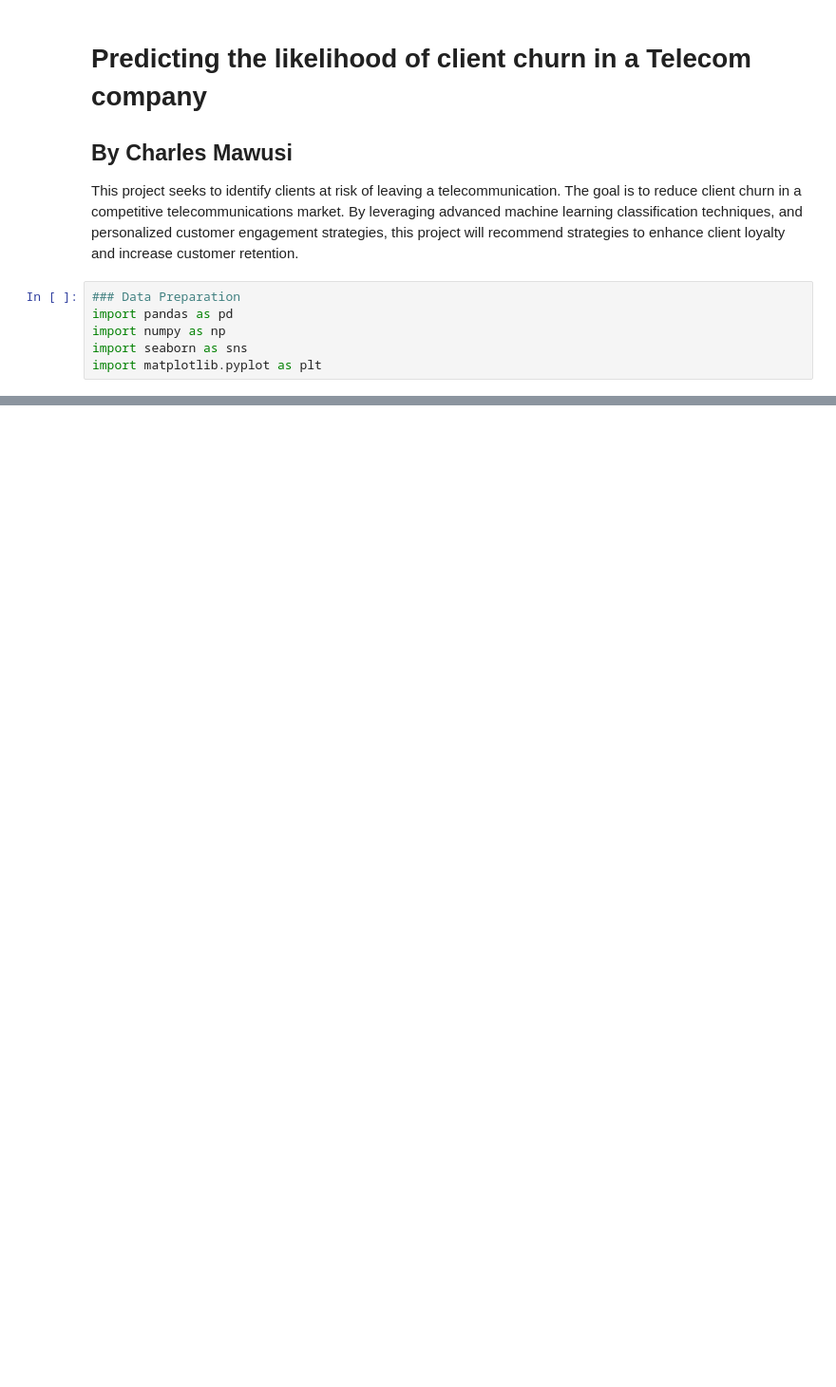
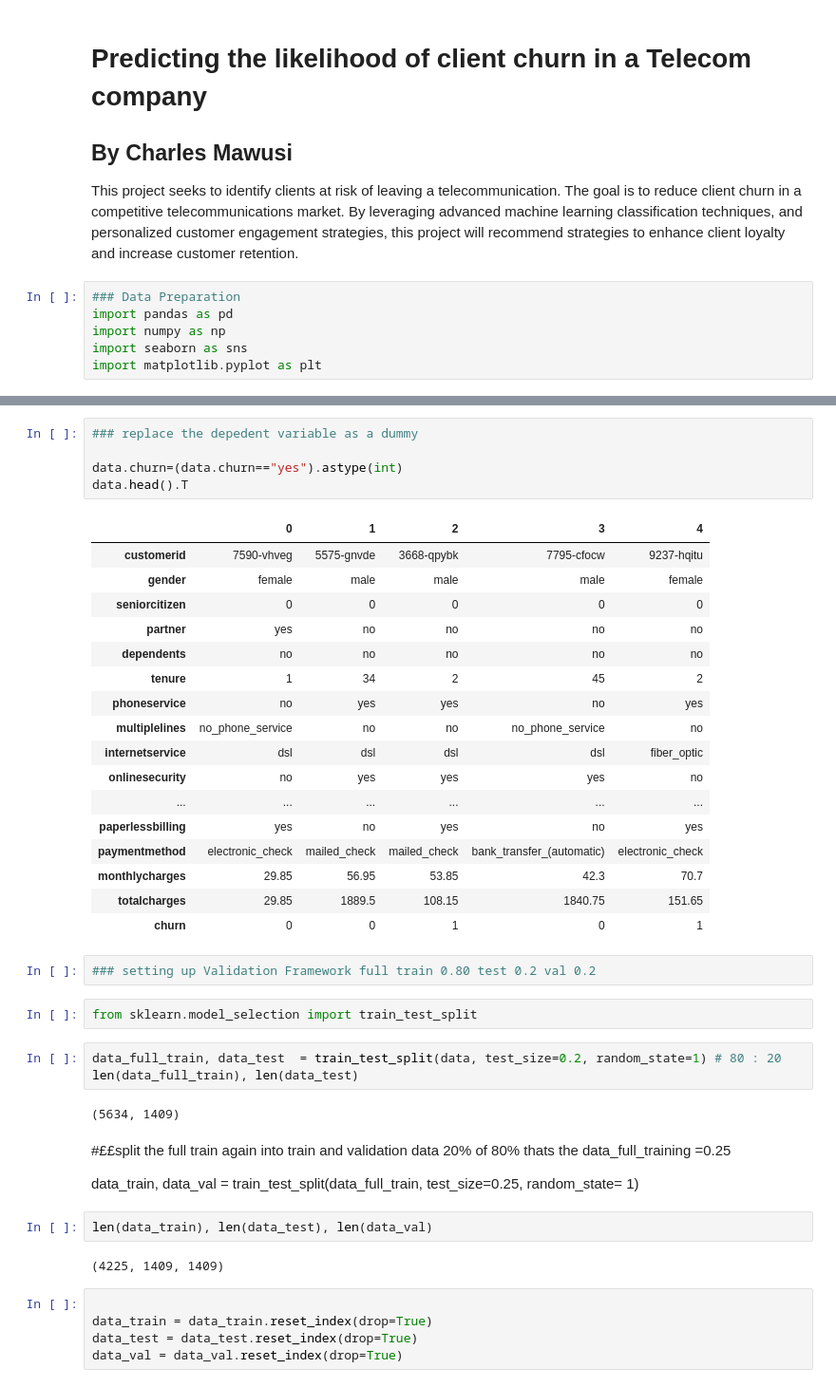
Before and after one commit to mawusicharles1/Machine-Learning-Projects, a Jupyter notebook: Project 1-Telecommuncations/Telecommunications_Project .ipynb, the cells around one changed output, grey strips where cells are left out. Shown at 95% size. Cells and saved outputs as stored; diff of their text form; blank space fills up the shorter version.

```diff
--- a/Project 1-Telecommuncations/Telecommunications_Project .ipynb
+++ b/Project 1-Telecommuncations/Telecommunications_Project .ipynb
@@ -41,0 +125,45 @@ dtype: object
+# %%
+### replace the depedent variable as a dummy
+
+data.churn=(data.churn=="yes").astype(int)
+data.head().T
+# %% [output]
+|  | 0 | 1 | 2 | 3 | 4 |
+| customerid | 7590-vhveg | 5575-gnvde | 3668-qpybk | 7795-cfocw | 9237-hqitu |
+| gender | female | male | male | male | female |
+| seniorcitizen | 0 | 0 | 0 | 0 | 0 |
+| partner | yes | no | no | no | no |
+| dependents | no | no | no | no | no |
+| tenure | 1 | 34 | 2 | 45 | 2 |
+| phoneservice | no | yes | yes | no | yes |
+| multiplelines | no_phone_service | no | no | no_phone_service | no |
+| internetservice | dsl | dsl | dsl | dsl | fiber_optic |
+| onlinesecurity | no | yes | yes | yes | no |
+| ... | ... | ... | ... | ... | ... |
+| paperlessbilling | yes | no | yes | no | yes |
+| paymentmethod | electronic_check | mailed_check | mailed_check | bank_transfer_(automatic) | electronic_check |
+| monthlycharges | 29.85 | 56.95 | 53.85 | 42.3 | 70.7 |
+| totalcharges | 29.85 | 1889.5 | 108.15 | 1840.75 | 151.65 |
+| churn | 0 | 0 | 1 | 0 | 1 |
+# %%
+### setting up Validation Framework full train 0.80 test 0.2 val 0.2
+# %%
+from sklearn.model_selection import train_test_split
+# %%
+data_full_train, data_test  = train_test_split(data, test_size=0.2, random_state=1) # 80 : 20
+len(data_full_train), len(data_test)
+# %% [output]
+(5634, 1409)
+# %% [markdown]
+#££split the full train again into train and validation data 20% of 80% thats the data_full_training  =0.25
+
+data_train, data_val = train_test_split(data_full_train, test_size=0.25, random_state= 1)
+# %%
+len(data_train), len(data_test), len(data_val)
+# %% [output]
+(4225, 1409, 1409)
+# %%
+
+data_train = data_train.reset_index(drop=True)
+data_test = data_test.reset_index(drop=True)
+data_val = data_val.reset_index(drop=True)
```
Also changed, not shown: parts of 19 cells of this notebook, 1 other file.
